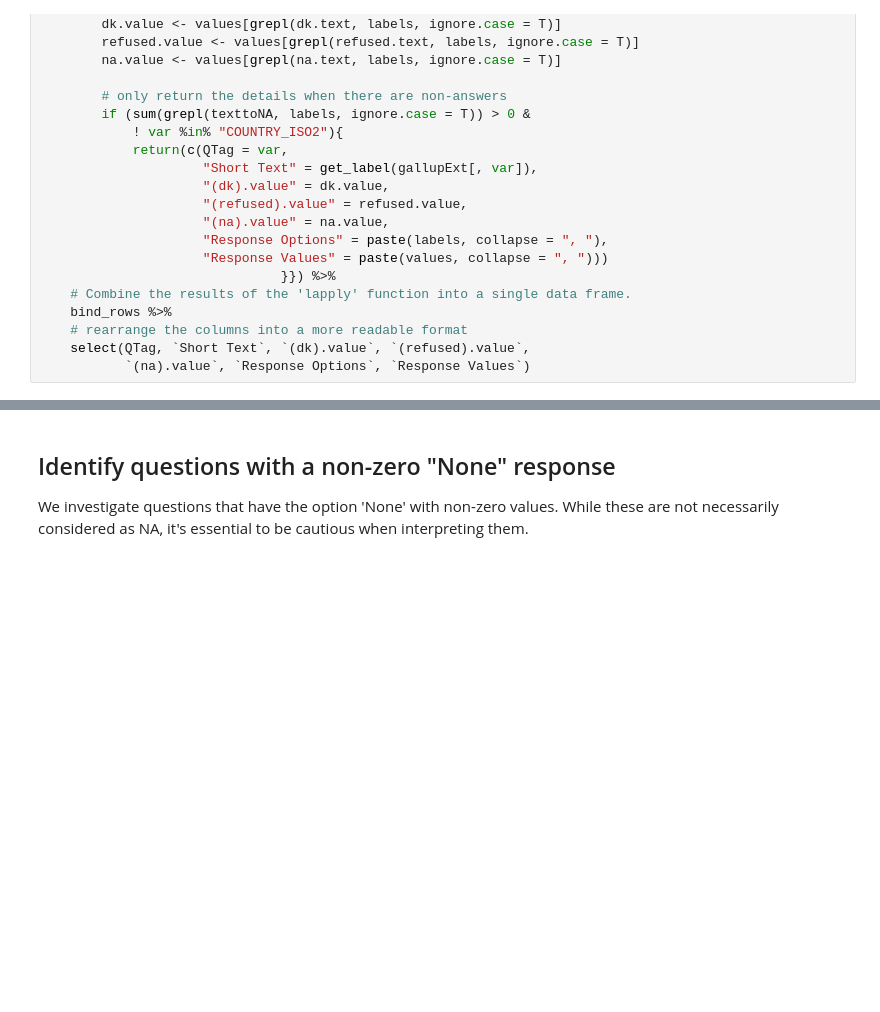
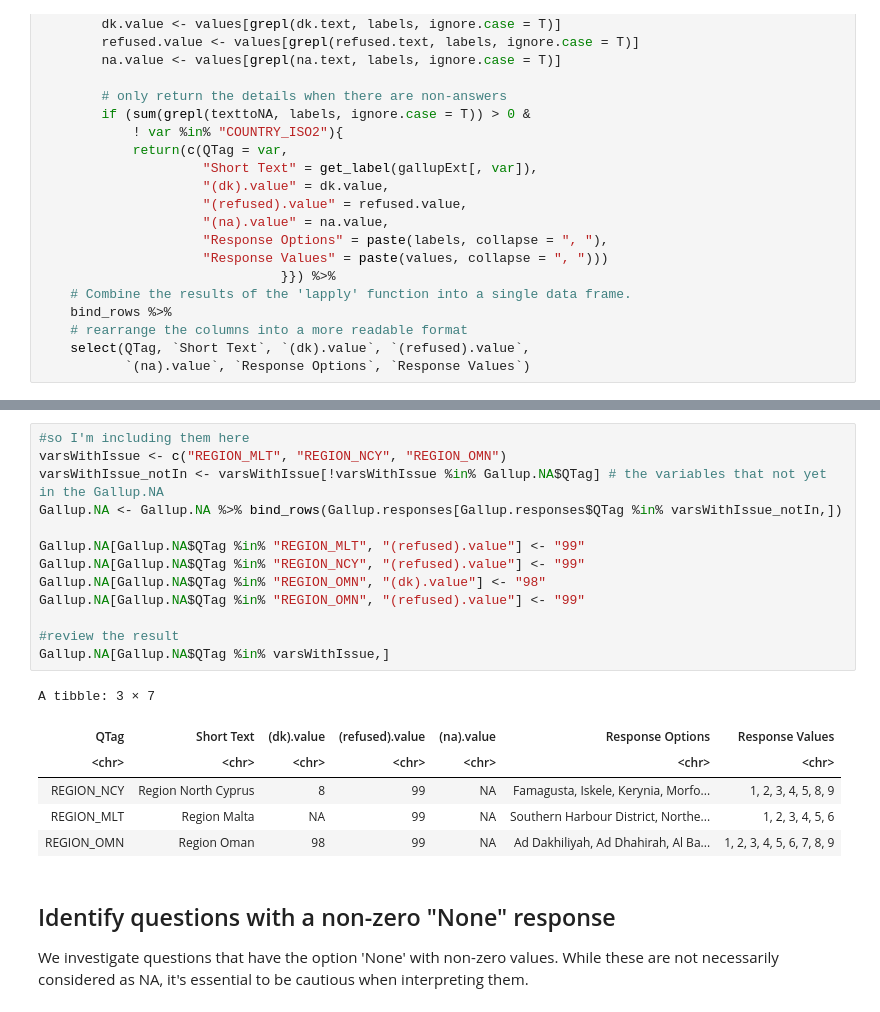
Before and after one commit to uoftpwb/GallupWorldPollCleaning, a Jupyter notebook: FullGallupWorldPollCleaning.ipynb, the cells around one changed output, grey strips where cells are left out. Drawn from its saved outputs; the diff is of its cells as text; blank space fills up the shorter version.

Commit message:
Recleaned for "REGION_MLT", "REGION_NCY", "REGION_OMN"

```diff
--- a/FullGallupWorldPollCleaning.ipynb
+++ b/FullGallupWorldPollCleaning.ipynb
@@ -122,3 +203,23 @@ Gallup.NA[Gallup.NA$QTag %in% "WP12", "(na).value"] <- "97"
+# %%
+#so I'm including them here
+varsWithIssue <- c("REGION_MLT", "REGION_NCY", "REGION_OMN")
+varsWithIssue_notIn <- varsWithIssue[!varsWithIssue %in% Gallup.NA$QTag] # the variables that not yet in the Gallup.NA
+Gallup.NA <- Gallup.NA %>% bind_rows(Gallup.responses[Gallup.responses$QTag %in% varsWithIssue_notIn,])
+
+Gallup.NA[Gallup.NA$QTag %in% "REGION_MLT", "(refused).value"] <- "99"
+Gallup.NA[Gallup.NA$QTag %in% "REGION_NCY", "(refused).value"] <- "99"
+Gallup.NA[Gallup.NA$QTag %in% "REGION_OMN", "(dk).value"] <- "98"
+Gallup.NA[Gallup.NA$QTag %in% "REGION_OMN", "(refused).value"] <- "99"
+
+#review the result
+Gallup.NA[Gallup.NA$QTag %in% varsWithIssue,]
+# %% [output]
+A tibble: 3 × 7
+| QTag | Short Text | (dk).value | (refused).value | (na).value | Response Options | Response Values |
+| <chr> | <chr> | <chr> | <chr> | <chr> | <chr> | <chr> |
+| REGION_NCY | Region North Cyprus | 8 | 99 | NA | Famagusta, Iskele, Kerynia, Morfo... | 1, 2, 3, 4, 5, 8, 9 |
+| REGION_MLT | Region Malta | NA | 99 | NA | Southern Harbour District, Northe... | 1, 2, 3, 4, 5, 6 |
+| REGION_OMN | Region Oman | 98 | 99 | NA | Ad Dakhiliyah, Ad Dhahirah, Al Ba... | 1, 2, 3, 4, 5, 6, 7, 8, 9 |
 # %% [markdown]
 ## Identify questions with a non-zero "None" response
 
```
Also changed, not shown: parts of 3 cells of this notebook.
